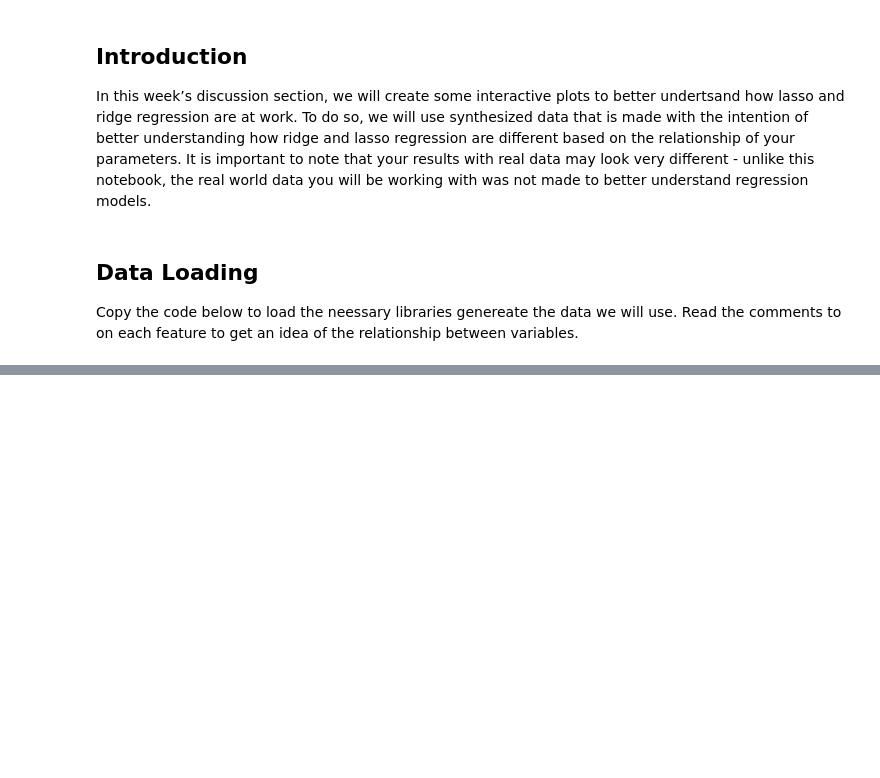
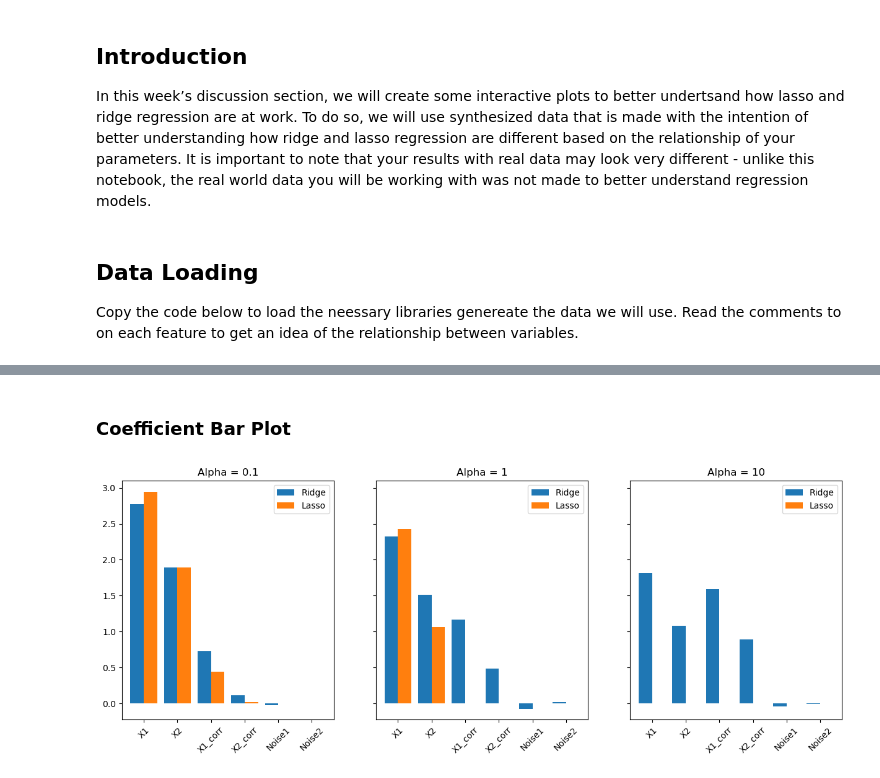
Before and after one commit to jordancsibley/EDS232-discussion, a Jupyter notebook: week2-ridge-lasso.ipynb, the cells around one changed output, grey strips where cells are left out. Drawn from its saved outputs; the diff is of its cells as text; code cells hidden in the pictures; blank space fills up the shorter version.

```diff
--- a/week2-ridge-lasso.ipynb
+++ b/week2-ridge-lasso.ipynb
@@ -34,0 +90,26 @@ y = 3 * X[:, 0] + 2 * X[:, 1] + 0.5 * X[:, 2] + np.random.normal(0, 0.1, n_sampl
+# %% [markdown]
+### Coefficient Bar Plot
+# %%
+alphas = [0.1, 1, 10]
+data = []
+
+# Create a new model for each of these alphas
+for alpha in alphas:
+    ridge = Ridge(alpha=alpha).fit(X,y)
+    lasso = Lasso(alpha=alpha).fit(X,y)
+
+    data.append(pd.DataFrame({
+       'Ridge': ridge.coef_,
+        'Lasso': lasso.coef_
+    }, index = ['X1', 'X2', 'X1_corr', 'X2_corr', 'Noise1', 'Noise2']))
+
+
+fig, axes = plt.subplots(1, 3, figsize = (15,5), sharey=True)
+for i,df in enumerate(data):
+    df.plot.bar(ax=axes[i], width = 0.8)
+    axes[i].set_title(f"Alpha = {alphas[i]}")
+    axes[i].set_xticklabels(df.index, rotation = 45)
+
+plt.show()
+# %% [output]
+[figure, added]
```
Also changed, not shown: parts of 7 cells of this notebook.
